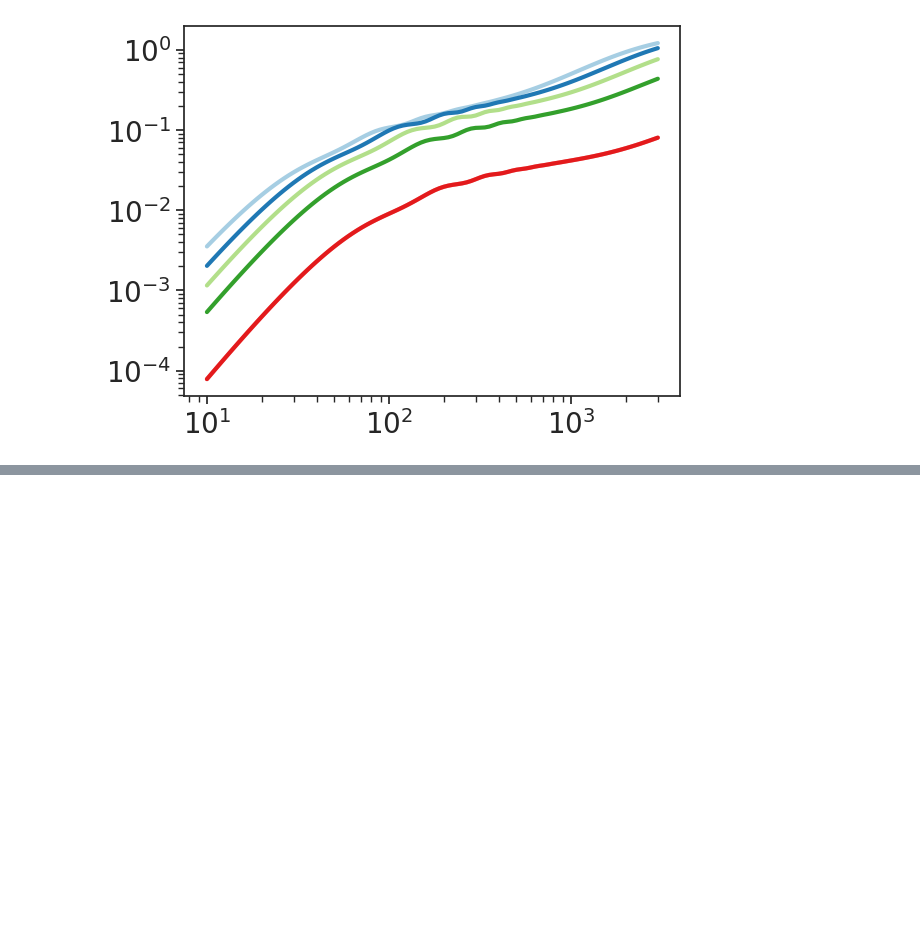
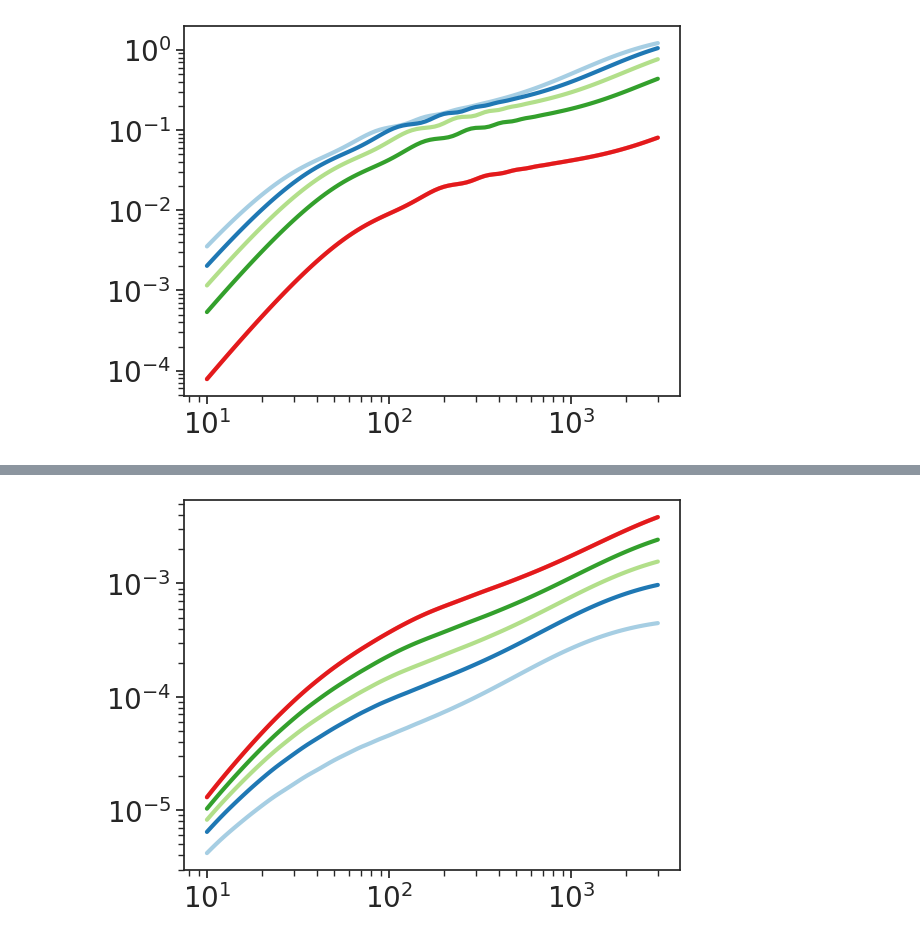
Before and after one commit to cloe-org/cloelib, a Jupyter notebook: notebooks/observables/photo_protocols.ipynb, the cells around one changed output, grey strips where cells are left out. Cells and saved outputs as stored; diff of their text form; code cells hidden in the pictures; blank space fills up the shorter version.

```diff
--- a/notebooks/observables/photo_protocols.ipynb
+++ b/notebooks/observables/photo_protocols.ipynb
@@ -282,0 +304,5 @@ for i in range(1, 7):
+# %%
+for i in range(1, 7):
+    plt.loglog(ells, ells*(2*ells+1)*cells_SS[:, i, i])
+# %% [output]
+[figure, added]
```
Also changed, not shown: parts of 6 cells of this notebook, 2 other files.
